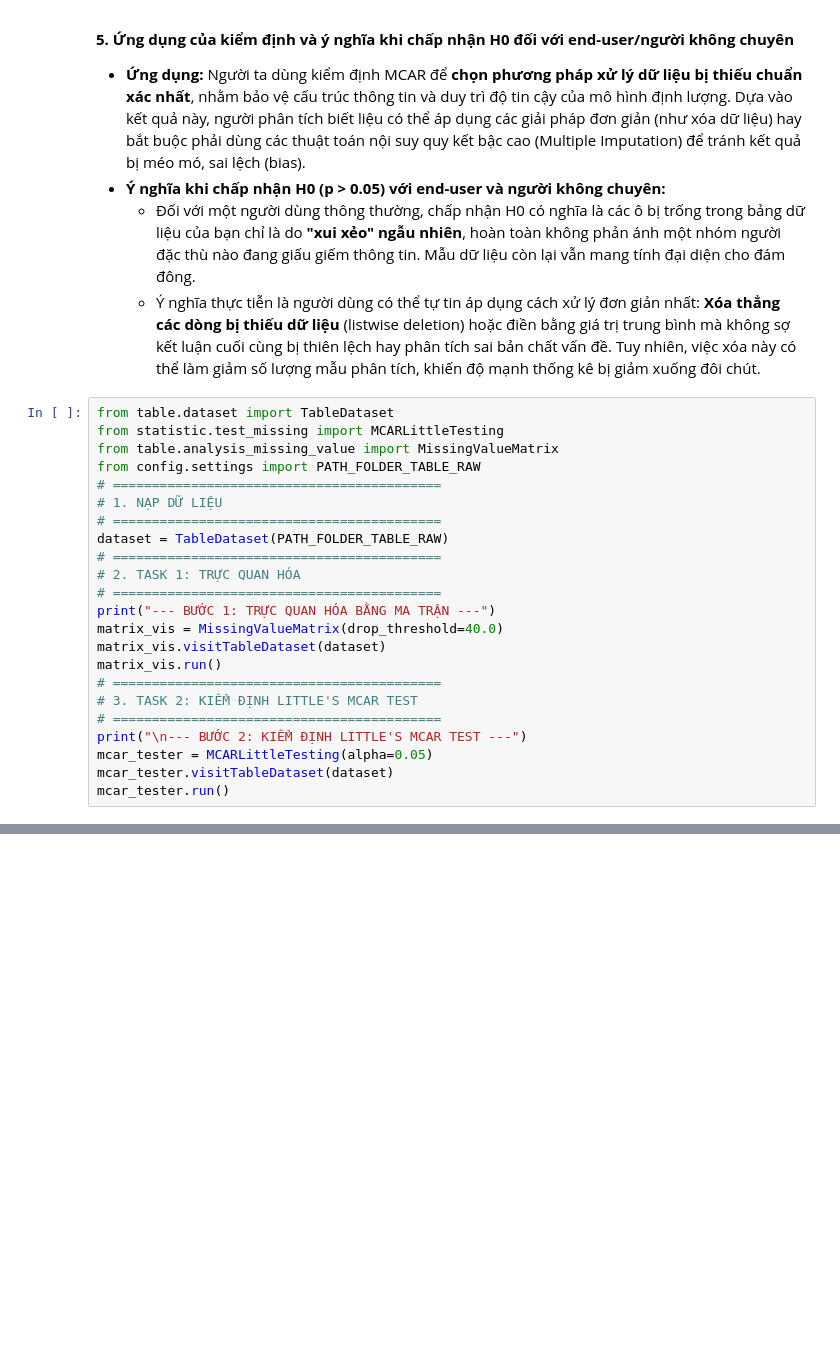
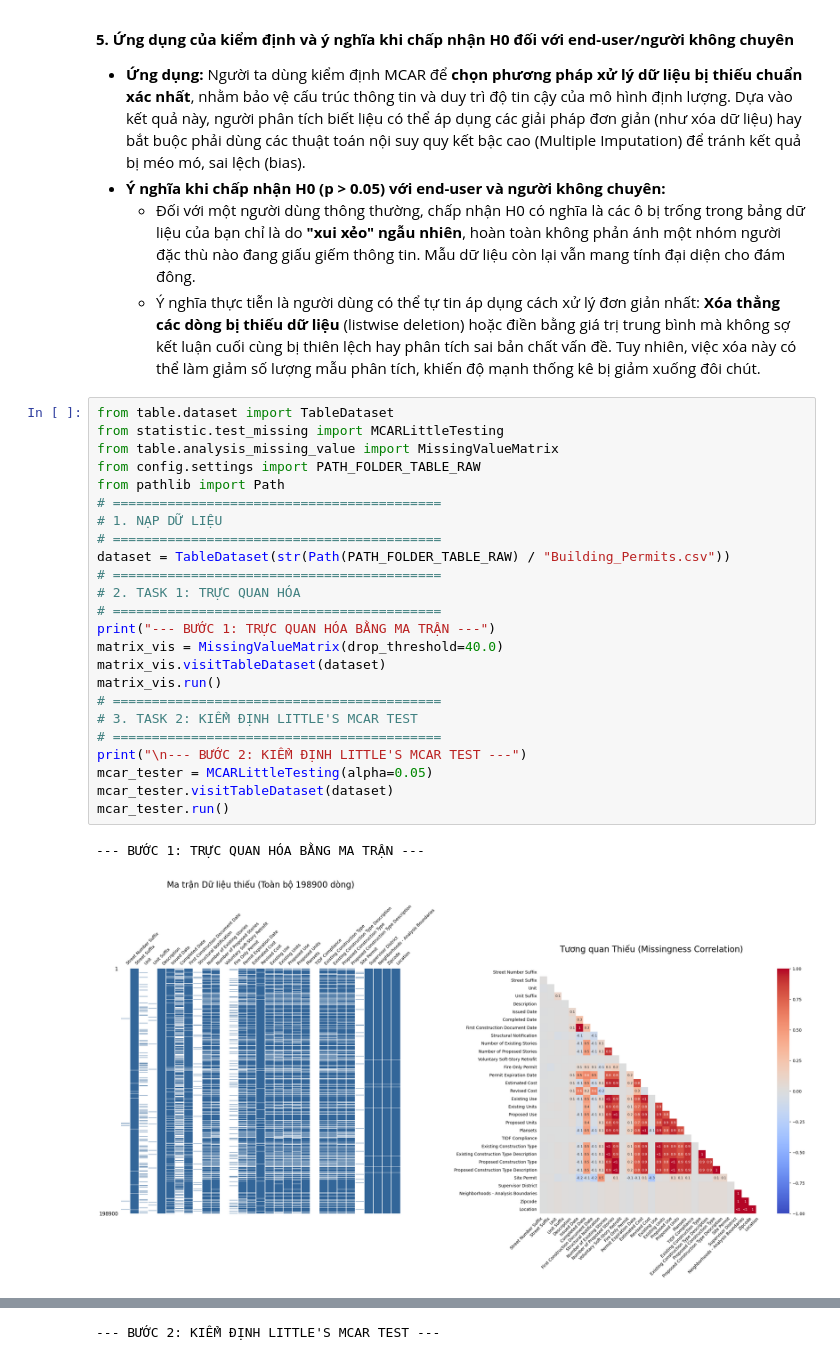
Before and after one commit to Taylor3691/mining-beyond-boundaries, a Jupyter notebook: notebooks/Duy-table.analysis.missing.value.ipynb, the cells around one changed output, grey strips where cells are left out. Cells and saved outputs as stored; diff of their text form; blank space fills up the shorter version.

Commit message:
feature: Fixing path and visualization bugs

```diff
--- a/notebooks/Duy-table.analysis.missing.value.ipynb
+++ b/notebooks/Duy-table.analysis.missing.value.ipynb
@@ -34,23 +34,27 @@
 # %%
 from table.dataset import TableDataset
 from statistic.test_missing import MCARLittleTesting
 from table.analysis_missing_value import MissingValueMatrix
 from config.settings import PATH_FOLDER_TABLE_RAW
+from pathlib import Path
 # ==========================================
 # 1. NẠP DỮ LIỆU
 # ==========================================
-dataset = TableDataset(PATH_FOLDER_TABLE_RAW)
+dataset = TableDataset(str(Path(PATH_FOLDER_TABLE_RAW) / "Building_Permits.csv"))
 # ==========================================
 # 2. TASK 1: TRỰC QUAN HÓA
 # ==========================================
 print("--- BƯỚC 1: TRỰC QUAN HÓA BẰNG MA TRẬN ---")
 matrix_vis = MissingValueMatrix(drop_threshold=40.0)
 matrix_vis.visitTableDataset(dataset)
 matrix_vis.run()
 # ==========================================
 # 3. TASK 2: KIỂM ĐỊNH LITTLE'S MCAR TEST
 # ==========================================
 print("\n--- BƯỚC 2: KIỂM ĐỊNH LITTLE'S MCAR TEST ---")
 mcar_tester = MCARLittleTesting(alpha=0.05)
 mcar_tester.visitTableDataset(dataset)
 mcar_tester.run()
+# %% [output]
+--- BƯỚC 1: TRỰC QUAN HÓA BẰNG MA TRẬN ---
+[figure, added]
@@ -56,0 +121 @@ mcar_tester.run()
+--- BƯỚC 2: KIỂM ĐỊNH LITTLE'S MCAR TEST ---
```
Also changed, not shown: parts of 1 cell of this notebook, 1 other file.
